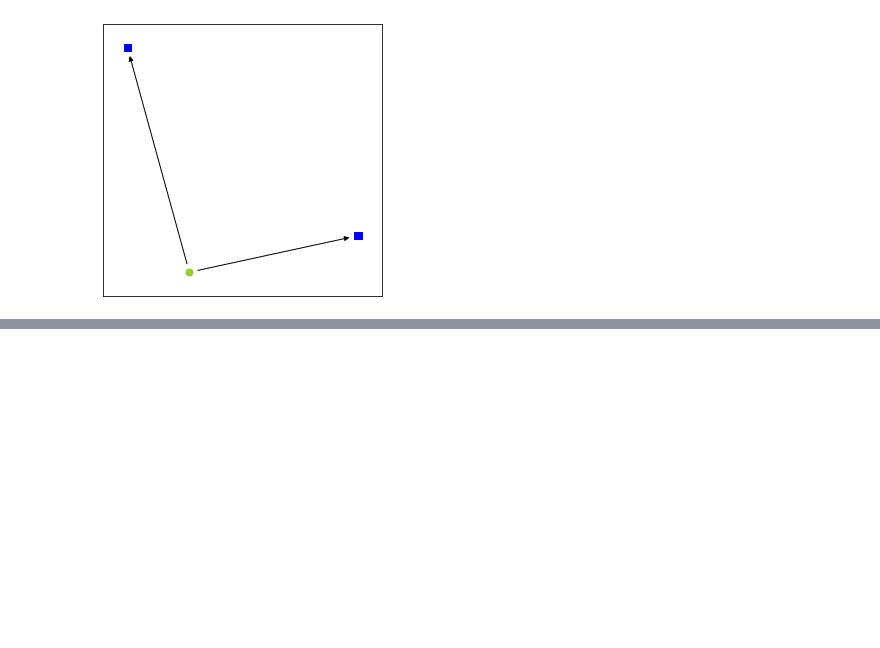
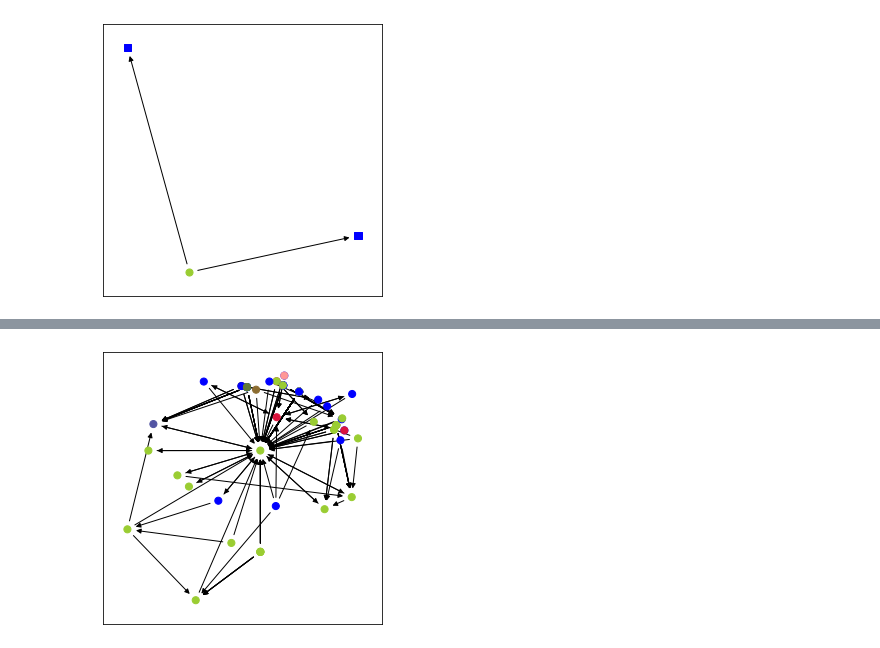
Before and after one commit to ZaccWu/botImpact, a Jupyter notebook: Dataset/twi22/dp22_twi22vis_homo.ipynb, the cells around one changed output, grey strips where cells are left out. Saved outputs shown, nothing was run; the diff lists cells and outputs as text; code cells hidden in the pictures; blank space fills up the shorter version.

```diff
--- a/Dataset/twi22/dp22_twi22vis_homo.ipynb
+++ b/Dataset/twi22/dp22_twi22vis_homo.ipynb
@@ -11,9 +11,9 @@ following = pd.read_csv('following.csv')
 label = pd.read_csv('twi22/label.csv')
 # %%
 # example: network in topic 3
-#tweet = pd.read_csv('topic_tweet1_covid.csv')
-#tweet = pd.read_csv('topic_tweet2_war.csv')
-tweet = pd.read_csv('topic_tweet3_climate.csv')
+#tweet = pd.read_csv('twi22/processed/topic_tweet1_covid.csv')
+#tweet = pd.read_csv('twi22/processed/topic_tweet2_war.csv')
+tweet = pd.read_csv('twi22/processed/topic_tweet3_climate.csv')
 tweet['uid'] = 'u'+tweet['uid'].astype(str)
 select_user_id = set(tweet['uid'])&set(label['id'])
 select_user_id = pd.DataFrame({'select_uid': list(select_user_id)})
@@ -156,8 +156,12 @@ def ret_color(node_id):
         return 'grey'
     return color_map[location]
 
-def draw_graph(sample_user, G_check, is_save, file_path=None):
-    ego_graph = nx.ego_graph(G_check, sample_user)
+def draw_graph(sample_user, G_check, is_save, file_path=None, reverse=False):
+    if reverse:
+        ego_graph = nx.ego_graph(G_check.reverse(), sample_user)
+        ego_graph = ego_graph.reverse()
+    else:
+        ego_graph = nx.ego_graph(G_check, sample_user)
 
     # 保留有location信息的节点进行绘制
     ego_graph.remove_nodes_from([n for n in ego_graph.nodes if df.loc[n]['location_map1'] not in loc_choice])
@@ -289,3 +293,18 @@ check_node_id = 'u866930936'
 draw_graph(check_node_id, G_check, is_save=True, file_path='img/HfB_India_'+check_node_id+'.png')
 # %% [output]
 [figure]
+# %%
+# Human followed by Human
+G_check = G_HfollowingH
+i = 0
+for node, data in G_check.nodes(data=True):
+    location = df.loc[node]['location_map1']
+    mark = data['label']
+    degree = G_check.in_degree(node)
+    if (mark=='bot') or (location!='India') or degree<40:
+        continue
+    if i>0:
+        print(node, data, location, color_map[location])
+    i+=1
+    if i>25:
+        break
@@ -291,0 +322,5 @@ draw_graph(check_node_id, G_check, is_save=True, file_path='img/HfB_India_'+chec
+# %%
+check_node_id = 'u37860248'
+draw_graph(check_node_id, G_check.reverse(), is_save=True, file_path='img/HfbyH_India_'+check_node_id+'.png', reverse=True)
+# %% [output]
+[figure, added]
```
Also changed, not shown: parts of 3 cells of this notebook, 3 other files.
